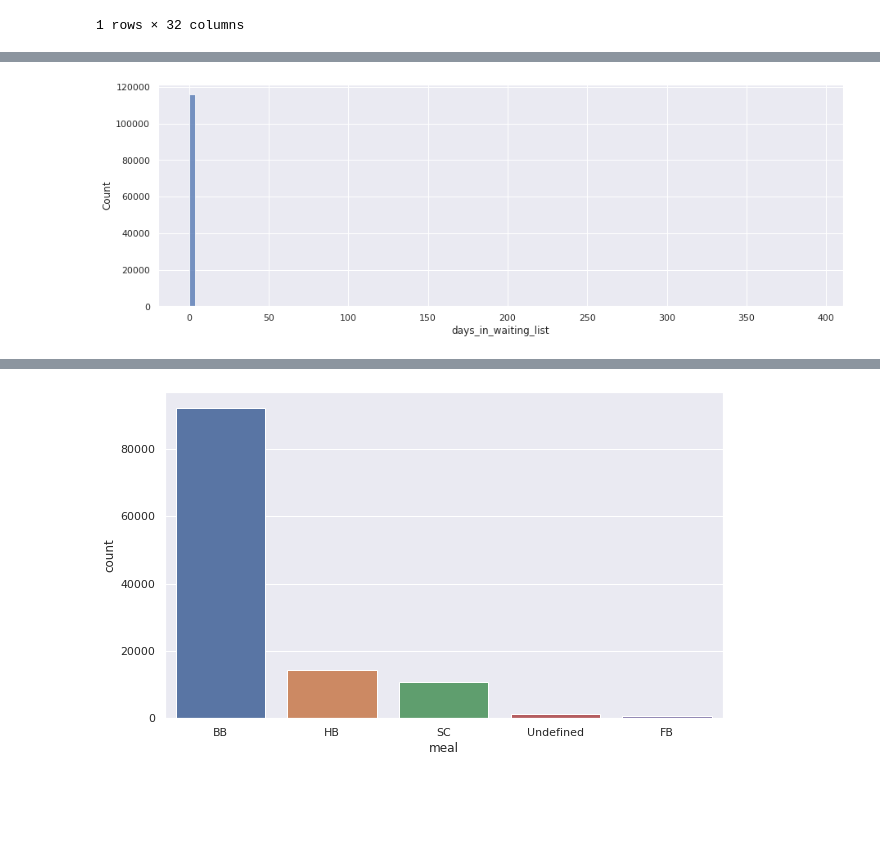
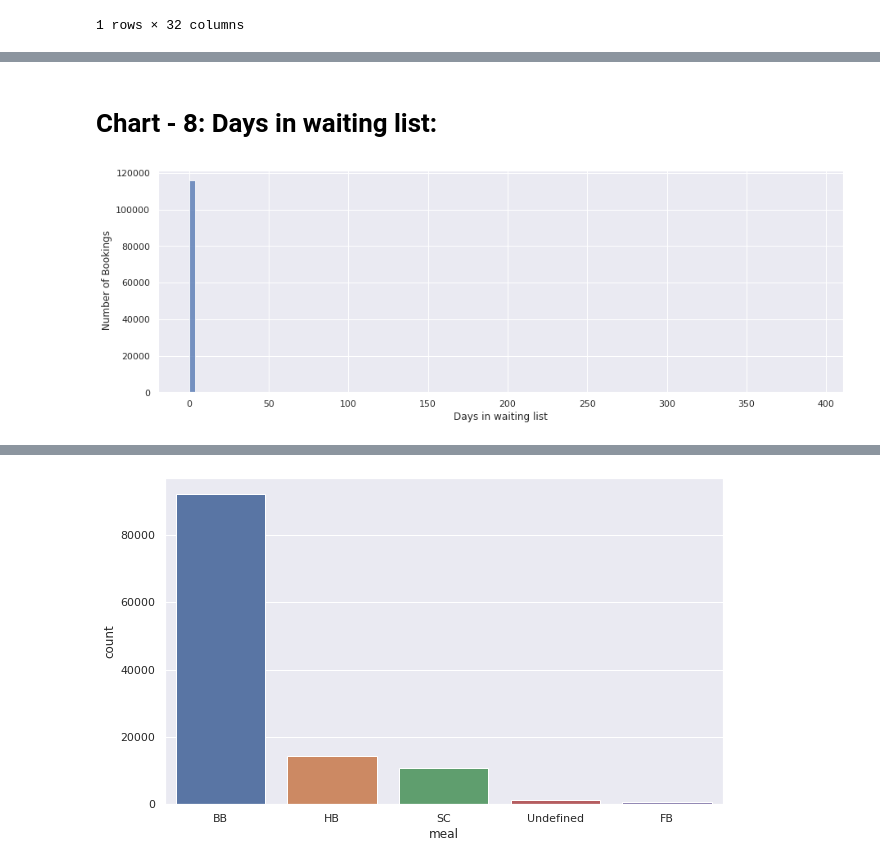
Before and after one commit to manisha-dhanuka/EDA-Project, a Jupyter notebook: Hotel_Booking_Analysis.ipynb, the cells around one changed output, grey strips where cells are left out. Saved outputs shown, nothing was run; the diff lists cells and outputs as text; code cells hidden in the pictures; blank space fills up the shorter version.

```diff
--- a/Hotel_Booking_Analysis.ipynb
+++ b/Hotel_Booking_Analysis.ipynb
@@ -384,9 +548,16 @@ hotel_df = hotel_df[hotel_df['adr']<1000]
+# %% [markdown]
+# Chart - 8: Days in waiting list:
 # %%
 # Analysing Days in waiting list:
 plt.figure(figsize =(15,5))
-sns.histplot(data = hotel_df, x= 'days_in_waiting_list', bins = 100);
+sns.histplot(data = hotel_df, x= 'days_in_waiting_list', bins = 100)
+plt.xlabel("Days in waiting list")
+plt.ylabel(" Number of Bookings")
+# plt.savefig("Bookings_waiting_list.png")
+# files.download("Bookings_waiting_list.png")
+plt.show();
 # %% [output]
-[figure, old version]
+[figure, new version]
 # %%
 # zooming it:
 plt.figure(figsize = (12,6))
```
Also changed, not shown: parts of 112 cells of this notebook.
